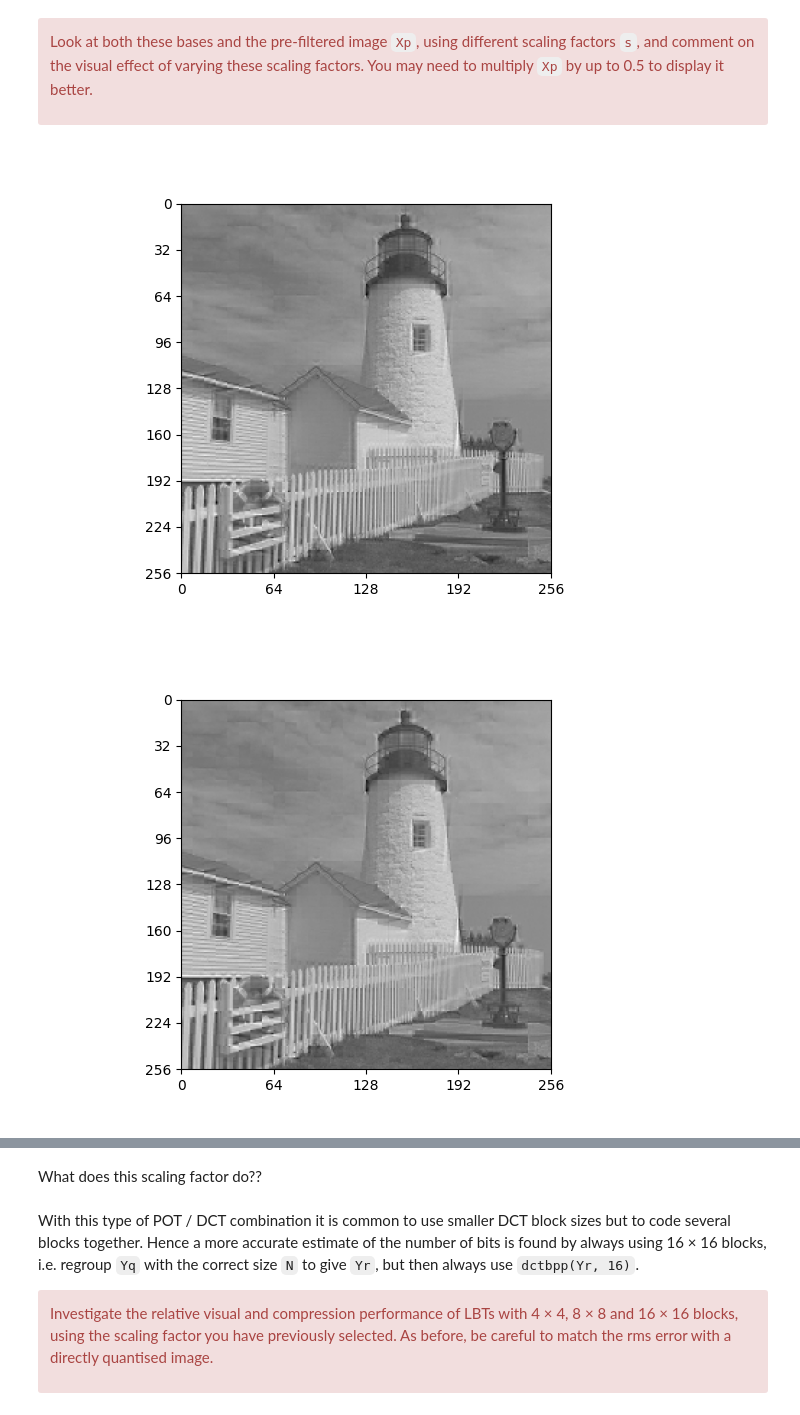
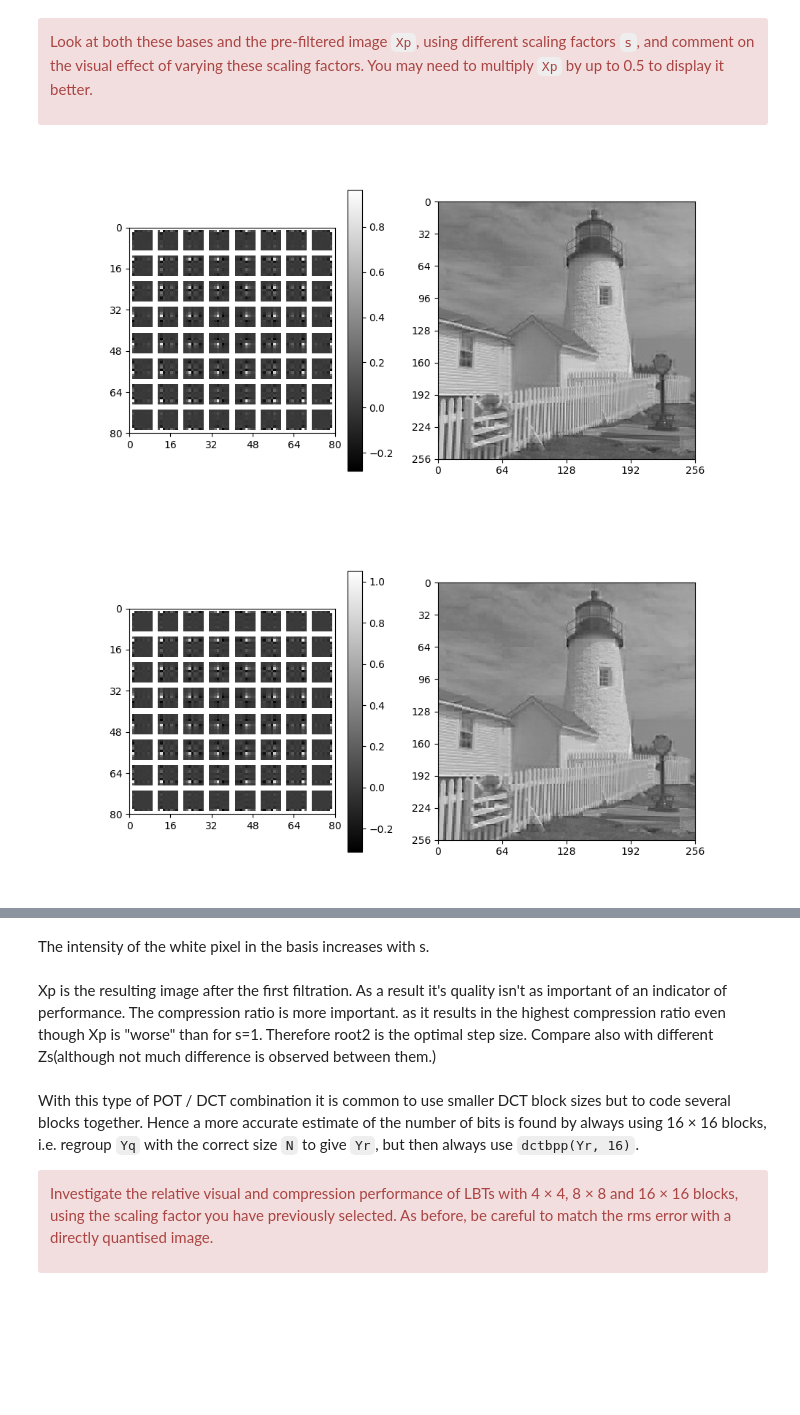
Before and after one commit to dt536/diya_cued_sf2_lab, a Jupyter notebook: 8-lbt.ipynb, the cells around one changed output, grey strips where cells are left out. Drawn from its saved outputs; the diff is of its cells as text; code cells hidden in the pictures; blank space fills up the shorter version.

```diff
--- a/8-lbt.ipynb
+++ b/8-lbt.ipynb
@@ -162,7 +162,7 @@ def optimisation_for_DCT(Y, Pr, C, N, max_iter: int = 100):
 
     if iter_count == max_iter:
         print("Warning: max iterations reached without meeting tolerance")
-
+    Yq = quantise(Y, step_size)
     return step_size, Yq
 # %%
 def dctbpp(Yr, N):
@@ -242,10 +242,15 @@ multiply `Xp` by up to 0.5 to display it better.</div>
 # %%
 # your code here
 s_values = [1.0, 1.25, np.sqrt(2), 1.5, 1.75, 2.0]
 for s in s_values:
+    fig, (ax1, ax2) = plt.subplots(1, 2, figsize=(10,5))
     Y, Pr, C, Xp = apply_LBT(X, s, N=8)
-    fig, ax = plt.subplots()
-    plot_image(Xp*0.5, ax=ax)
+    Pf, Pr = pot_ii(8, s)
+    bases = np.concatenate([np.full((8,1), np.nan), Pf, np.full((8,1), np.nan)], axis=1)
+    bases = bases.reshape(-1, 1)
+    im_obj = plot_image(bases @ bases.T, ax=ax1)
+    fig.colorbar(im_obj, ax=ax1)
+    plot_image(Xp*0.5, ax=ax2)
 # %% [output]
-[figure, old version]
+[figure, new version]
-[figure, old version]
+[figure, new version]
@@ -256,5 +261,7 @@ for s in s_values:
-# %% [markdown]
-What does this scaling factor do??
+# %% [markdown]
+The intensity of the white pixel in the basis increases with s.
+# %% [markdown]
+Xp is the resulting image after the first filtration. As a result it's quality isn't as important of an indicator of performance. The compression ratio is more important. as it results in the highest compression ratio even though Xp is "worse" than for s=1. Therefore root2 is the optimal step size. Compare also with different Zs(although not much difference is observed between them.)
 # %% [markdown]
 With this type of POT / DCT combination it is common to use smaller DCT block sizes
 but to code several blocks together. Hence a more accurate estimate of the number of bits
```
Also changed, not shown: parts of 4 cells of this notebook, 1 other file.
